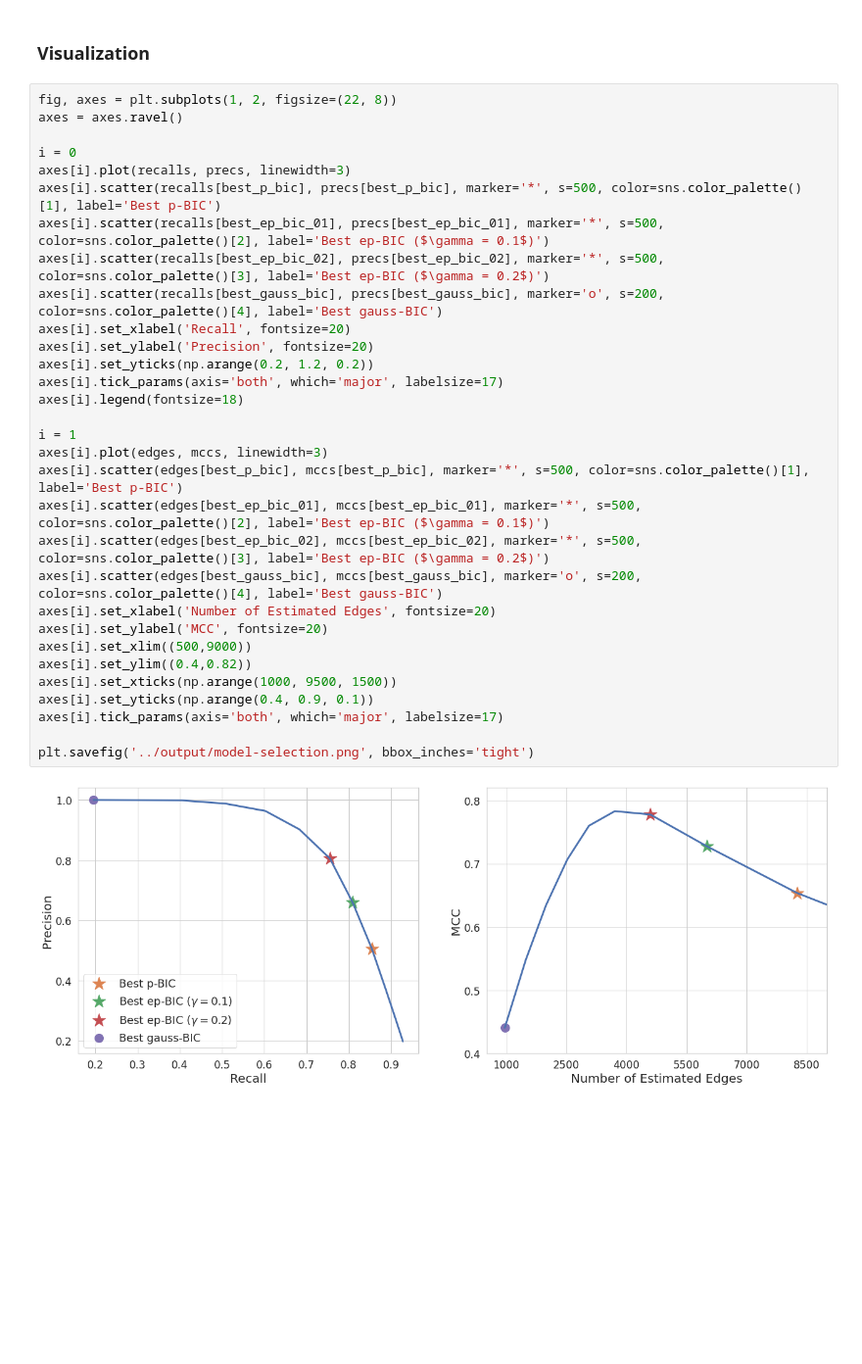
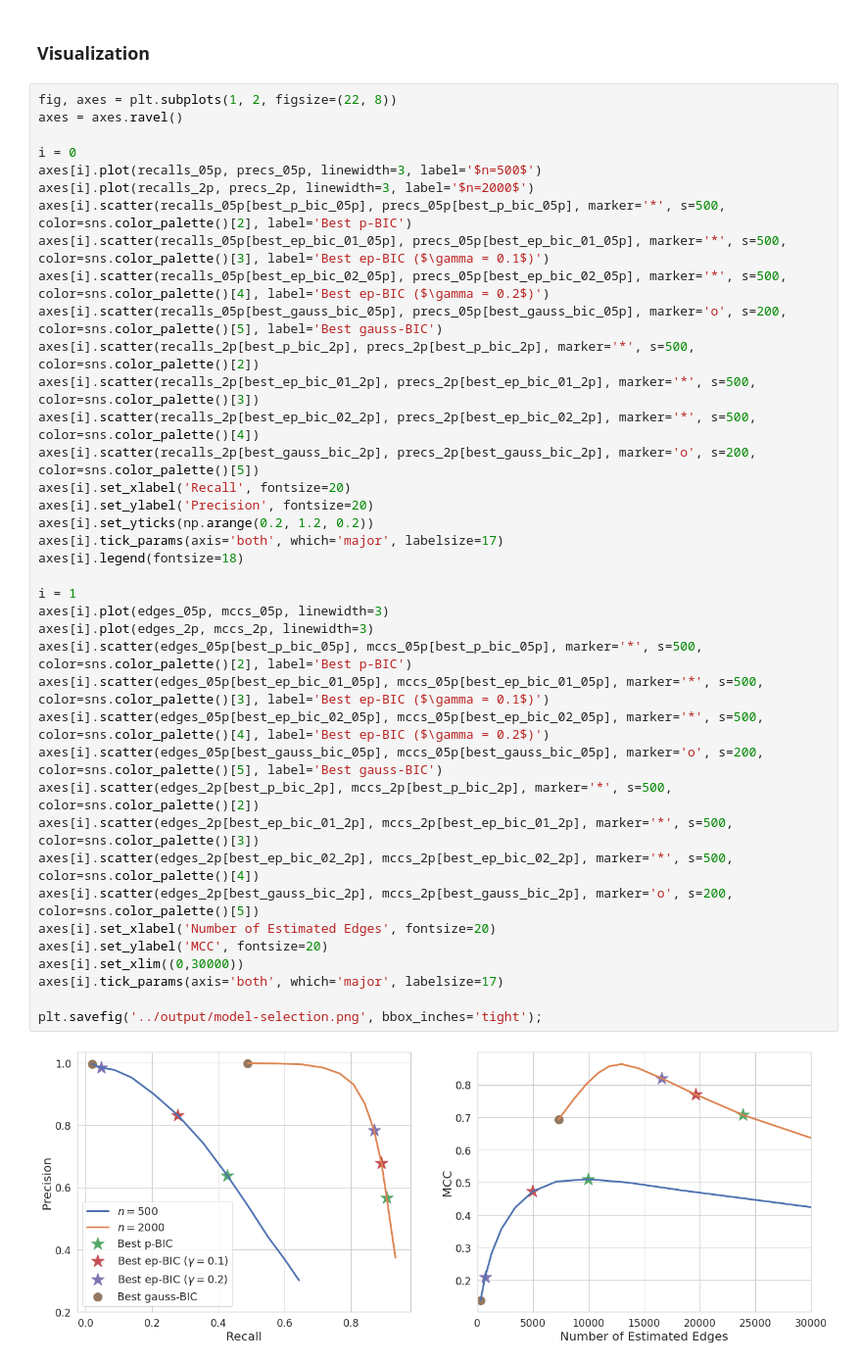
Before and after one commit to jinacfunderburk/accord-reproducibility-testing, a Jupyter notebook: simulation-model-selection/simulation-model-selection.ipynb, the cells around one changed output. Shown at 98% size. Cells and saved outputs as stored; diff of their text form; blank space fills up the shorter version.

Commit message:
model selection update

```diff
--- a/simulation-model-selection/simulation-model-selection.ipynb
+++ b/simulation-model-selection/simulation-model-selection.ipynb
@@ -92,33 +131,40 @@ lam: 0.089 , TP: 4545 , FP: 18411 , MCC: 0.42 Precision: 0.2 Recall: 0.93
 # %%
 fig, axes = plt.subplots(1, 2, figsize=(22, 8))
 axes = axes.ravel()
 
 i = 0
-axes[i].plot(recalls, precs, linewidth=3)
-axes[i].scatter(recalls[best_p_bic], precs[best_p_bic], marker='*', s=500, color=sns.color_palette()[1], label='Best p-BIC')
-axes[i].scatter(recalls[best_ep_bic_01], precs[best_ep_bic_01], marker='*', s=500, color=sns.color_palette()[2], label='Best ep-BIC ($\gamma = 0.1$)')
-axes[i].scatter(recalls[best_ep_bic_02], precs[best_ep_bic_02], marker='*', s=500, color=sns.color_palette()[3], label='Best ep-BIC ($\gamma = 0.2$)')
-axes[i].scatter(recalls[best_gauss_bic], precs[best_gauss_bic], marker='o', s=200, color=sns.color_palette()[4], label='Best gauss-BIC')
+axes[i].plot(recalls_05p, precs_05p, linewidth=3, label='$n=500$')
+axes[i].plot(recalls_2p, precs_2p, linewidth=3, label='$n=2000$')
+axes[i].scatter(recalls_05p[best_p_bic_05p], precs_05p[best_p_bic_05p], marker='*', s=500, color=sns.color_palette()[2], label='Best p-BIC')
+axes[i].scatter(recalls_05p[best_ep_bic_01_05p], precs_05p[best_ep_bic_01_05p], marker='*', s=500, color=sns.color_palette()[3], label='Best ep-BIC ($\gamma = 0.1$)')
+axes[i].scatter(recalls_05p[best_ep_bic_02_05p], precs_05p[best_ep_bic_02_05p], marker='*', s=500, color=sns.color_palette()[4], label='Best ep-BIC ($\gamma = 0.2$)')
+axes[i].scatter(recalls_05p[best_gauss_bic_05p], precs_05p[best_gauss_bic_05p], marker='o', s=200, color=sns.color_palette()[5], label='Best gauss-BIC')
+axes[i].scatter(recalls_2p[best_p_bic_2p], precs_2p[best_p_bic_2p], marker='*', s=500, color=sns.color_palette()[2])
+axes[i].scatter(recalls_2p[best_ep_bic_01_2p], precs_2p[best_ep_bic_01_2p], marker='*', s=500, color=sns.color_palette()[3])
+axes[i].scatter(recalls_2p[best_ep_bic_02_2p], precs_2p[best_ep_bic_02_2p], marker='*', s=500, color=sns.color_palette()[4])
+axes[i].scatter(recalls_2p[best_gauss_bic_2p], precs_2p[best_gauss_bic_2p], marker='o', s=200, color=sns.color_palette()[5])
 axes[i].set_xlabel('Recall', fontsize=20)
 axes[i].set_ylabel('Precision', fontsize=20)
 axes[i].set_yticks(np.arange(0.2, 1.2, 0.2))
 axes[i].tick_params(axis='both', which='major', labelsize=17)
 axes[i].legend(fontsize=18)
 
 i = 1
-axes[i].plot(edges, mccs, linewidth=3)
-axes[i].scatter(edges[best_p_bic], mccs[best_p_bic], marker='*', s=500, color=sns.color_palette()[1], label='Best p-BIC')
-axes[i].scatter(edges[best_ep_bic_01], mccs[best_ep_bic_01], marker='*', s=500, color=sns.color_palette()[2], label='Best ep-BIC ($\gamma = 0.1$)')
-axes[i].scatter(edges[best_ep_bic_02], mccs[best_ep_bic_02], marker='*', s=500, color=sns.color_palette()[3], label='Best ep-BIC ($\gamma = 0.2$)')
-axes[i].scatter(edges[best_gauss_bic], mccs[best_gauss_bic], marker='o', s=200, color=sns.color_palette()[4], label='Best gauss-BIC')
+axes[i].plot(edges_05p, mccs_05p, linewidth=3)
+axes[i].plot(edges_2p, mccs_2p, linewidth=3)
+axes[i].scatter(edges_05p[best_p_bic_05p], mccs_05p[best_p_bic_05p], marker='*', s=500, color=sns.color_palette()[2], label='Best p-BIC')
+axes[i].scatter(edges_05p[best_ep_bic_01_05p], mccs_05p[best_ep_bic_01_05p], marker='*', s=500, color=sns.color_palette()[3], label='Best ep-BIC ($\gamma = 0.1$)')
+axes[i].scatter(edges_05p[best_ep_bic_02_05p], mccs_05p[best_ep_bic_02_05p], marker='*', s=500, color=sns.color_palette()[4], label='Best ep-BIC ($\gamma = 0.2$)')
+axes[i].scatter(edges_05p[best_gauss_bic_05p], mccs_05p[best_gauss_bic_05p], marker='o', s=200, color=sns.color_palette()[5], label='Best gauss-BIC')
+axes[i].scatter(edges_2p[best_p_bic_2p], mccs_2p[best_p_bic_2p], marker='*', s=500, color=sns.color_palette()[2])
+axes[i].scatter(edges_2p[best_ep_bic_01_2p], mccs_2p[best_ep_bic_01_2p], marker='*', s=500, color=sns.color_palette()[3])
+axes[i].scatter(edges_2p[best_ep_bic_02_2p], mccs_2p[best_ep_bic_02_2p], marker='*', s=500, color=sns.color_palette()[4])
+axes[i].scatter(edges_2p[best_gauss_bic_2p], mccs_2p[best_gauss_bic_2p], marker='o', s=200, color=sns.color_palette()[5])
 axes[i].set_xlabel('Number of Estimated Edges', fontsize=20)
 axes[i].set_ylabel('MCC', fontsize=20)
-axes[i].set_xlim((500,9000))
-axes[i].set_ylim((0.4,0.82))
-axes[i].set_xticks(np.arange(1000, 9500, 1500))
-axes[i].set_yticks(np.arange(0.4, 0.9, 0.1))
+axes[i].set_xlim((0,30000))
 axes[i].tick_params(axis='both', which='major', labelsize=17)
 
-plt.savefig('../output/model-selection.png', bbox_inches='tight')
+plt.savefig('../output/model-selection.png', bbox_inches='tight');
 # %% [output]
-[figure, old version]
+[figure, new version]
```
Also changed, not shown: parts of 5 cells of this notebook, 19 other files.
